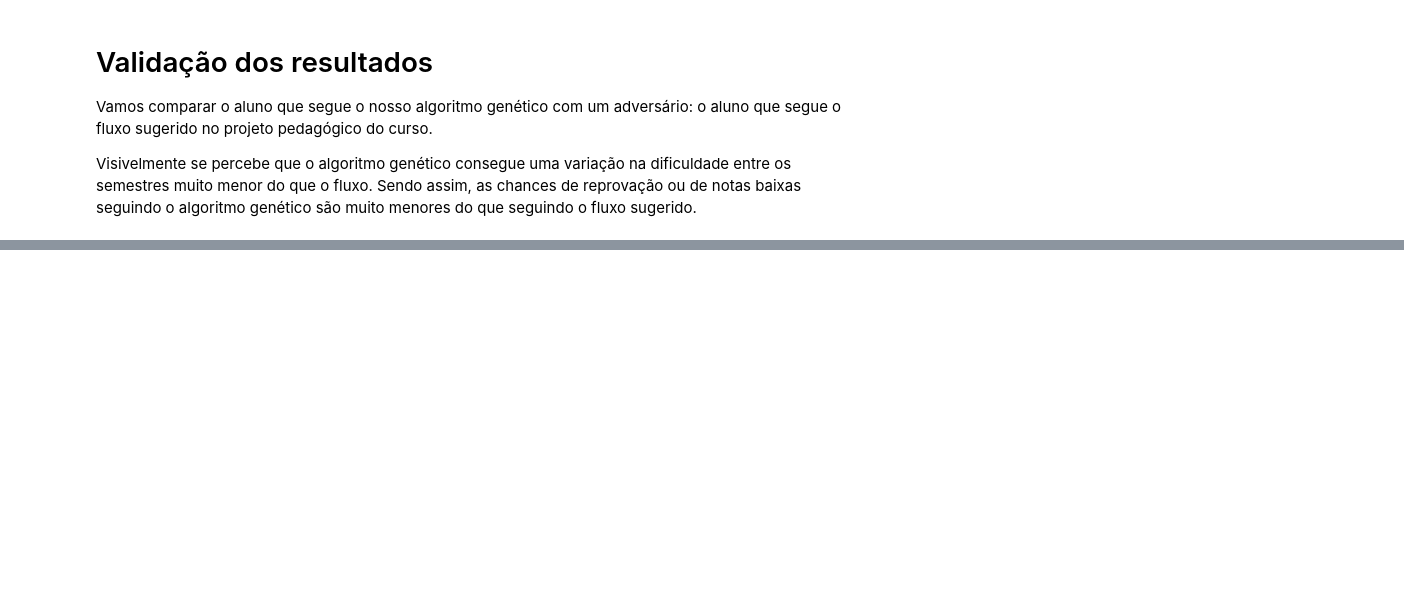
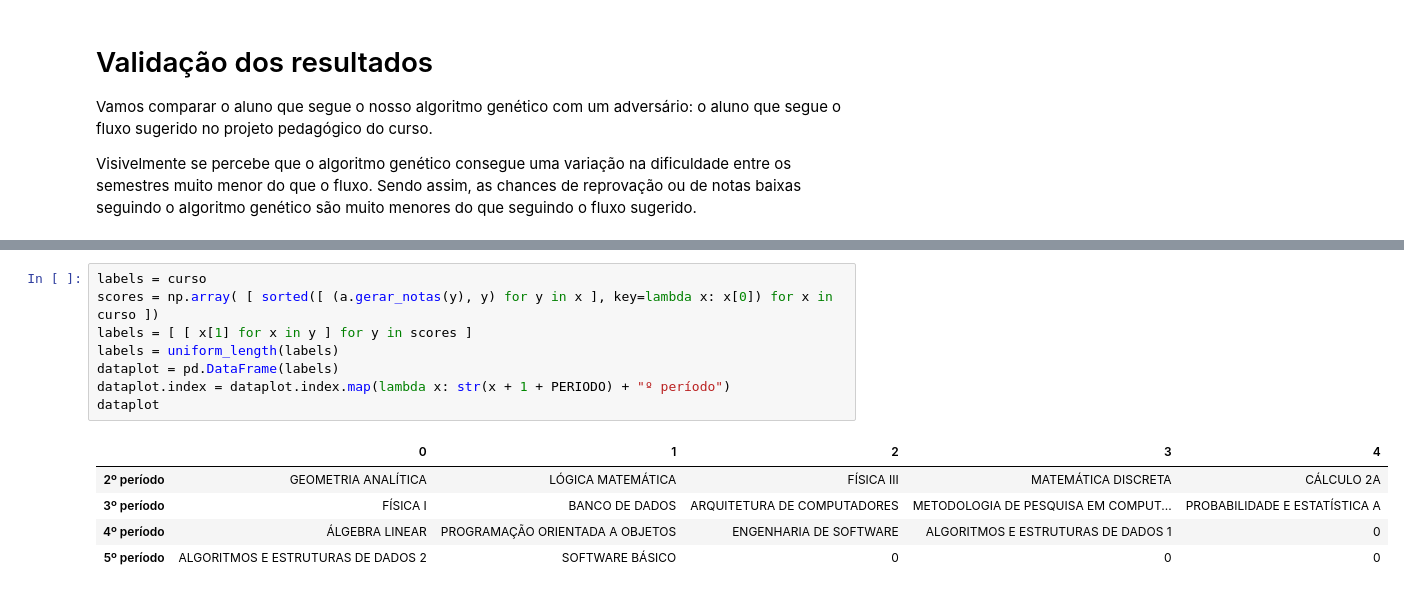
Before and after one commit to luanagbmartins/inteligencia-artificial, a Jupyter notebook: Módulo 5 - Algoritmos Genéticos/Rascunho.ipynb, the cells around one changed output, grey strips where cells are left out. Saved outputs shown, nothing was run; the diff lists cells and outputs as text; blank space fills up the shorter version.

```diff
--- a/Módulo 5 - Algoritmos Genéticos/Rascunho.ipynb
+++ b/Módulo 5 - Algoritmos Genéticos/Rascunho.ipynb
@@ -795,0 +793,14 @@ invalid value encountered in double_scalars
+# %%
+labels = curso
+scores = np.array( [ sorted([ (a.gerar_notas(y), y) for y in x ], key=lambda x: x[0]) for x in curso ])
+labels = [ [ x[1] for x in y ] for y in scores ]
+labels = uniform_length(labels)
+dataplot = pd.DataFrame(labels)
+dataplot.index = dataplot.index.map(lambda x: str(x + 1 + PERIODO) + "º período")
+dataplot
+# %% [output]
+|  | 0 | 1 | 2 | 3 | 4 |
+| 2º período | GEOMETRIA ANALÍTICA | LÓGICA MATEMÁTICA | FÍSICA III | MATEMÁTICA DISCRETA | CÁLCULO 2A |
+| 3º período | FÍSICA I | BANCO DE DADOS | ARQUITETURA DE COMPUTADORES | METODOLOGIA DE PESQUISA EM COMPUT... | PROBABILIDADE E ESTATÍSTICA A |
+| 4º período | ÁLGEBRA LINEAR | PROGRAMAÇÃO ORIENTADA A OBJETOS | ENGENHARIA DE SOFTWARE | ALGORITMOS E ESTRUTURAS DE DADOS 1 | 0 |
+| 5º período | ALGORITMOS E ESTRUTURAS DE DADOS 2 | SOFTWARE BÁSICO | 0 | 0 | 0 |
```
Also changed, not shown: parts of 8 cells of this notebook.
